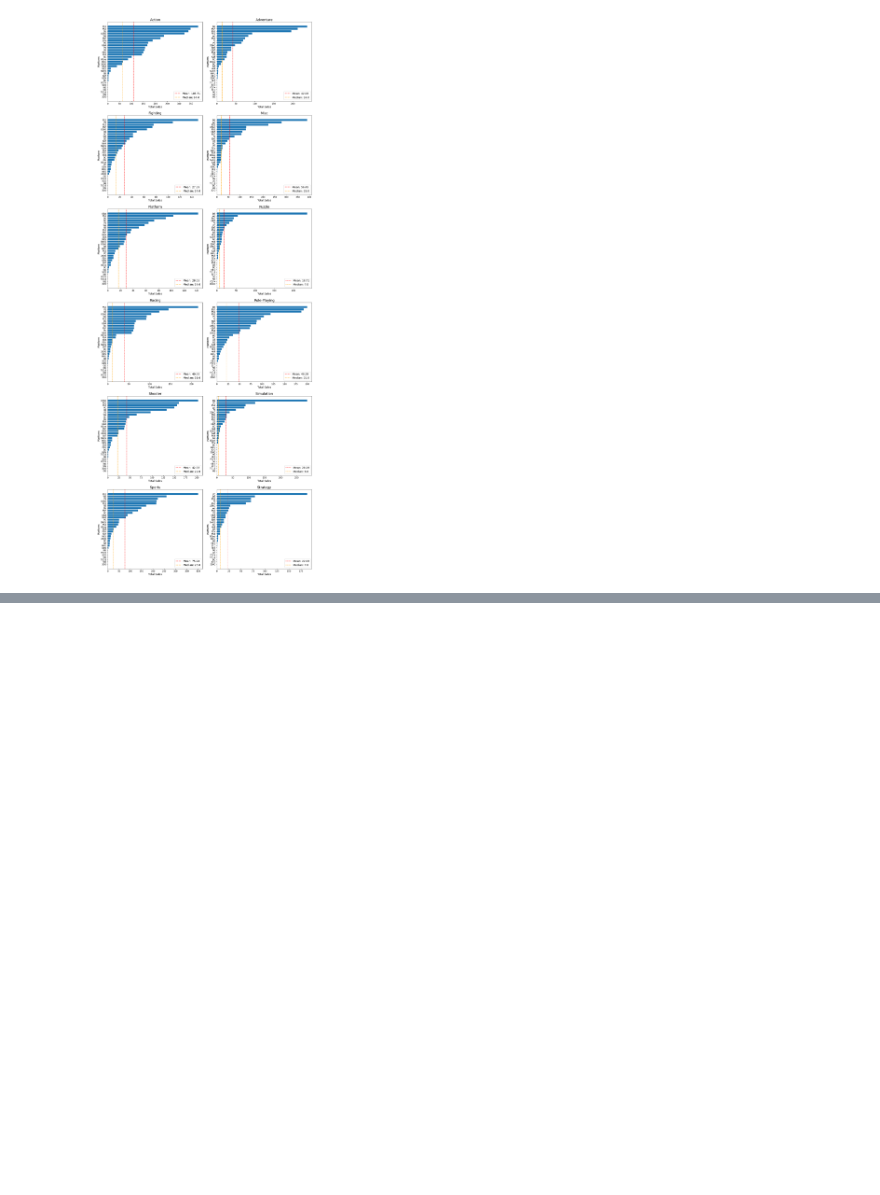
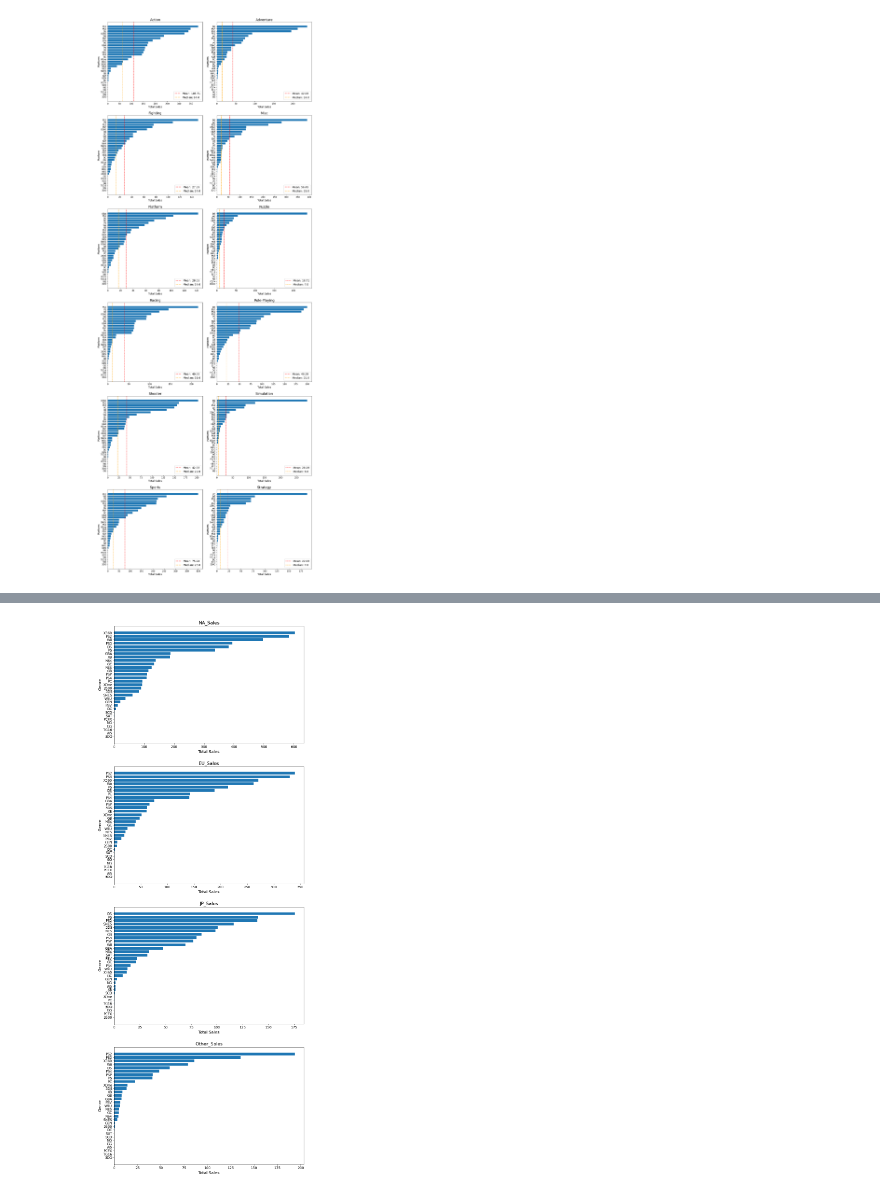
Before and after one commit to fvea/exploratory-data-analysis-video-games-sales, a Jupyter notebook: EDA on Video Games Sales.ipynb, the cells around one changed output, grey strips where cells are left out. Saved outputs shown, nothing was run; the diff lists cells and outputs as text; code cells hidden in the pictures; blank space fills up the shorter version.

```diff
--- a/EDA on Video Games Sales.ipynb
+++ b/EDA on Video Games Sales.ipynb
@@ -160,0 +190,15 @@ fig.subplots_adjust(hspace=0.18, wspace=0.15)
+# %%
+grouped = vg_sales.groupby('Platform')[['NA_Sales', 'EU_Sales', 'JP_Sales', 'Other_Sales']]
+res = grouped.agg('sum').T
+fig, axes = plt.subplots(4, 1, figsize=(12, 50))
+for i in range(4):
+    rec = res.iloc[i, :].sort_values()
+    axes[i].barh(rec.index, rec.values)
+    axes[i].set_title(rec.name, fontsize=16)
+    axes[i].set_xlabel('Total Sales', fontsize=14)
+    axes[i].set_ylabel('Genre', fontsize=14)
+    axes[i].tick_params(axis='x', labelsize=12)
+    axes[i].tick_params(axis='y', labelsize=12)
+fig.subplots_adjust(hspace=0.20, wspace=0.15)
+# %% [output]
+[figure, added]
```
Also changed, not shown: parts of 3 cells of this notebook.
